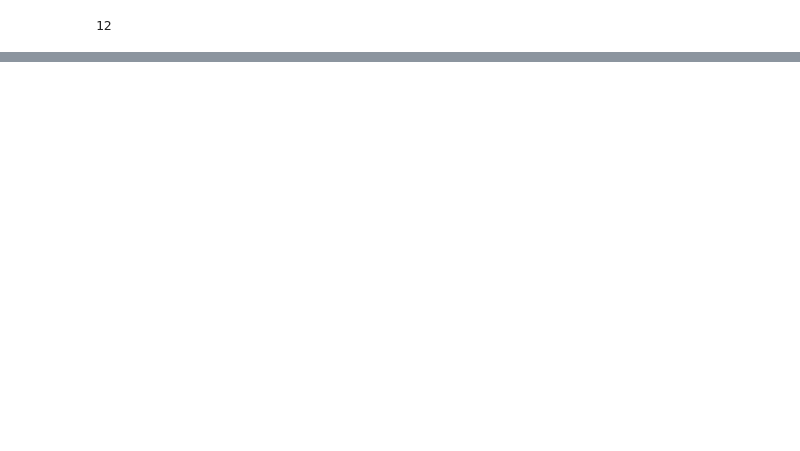
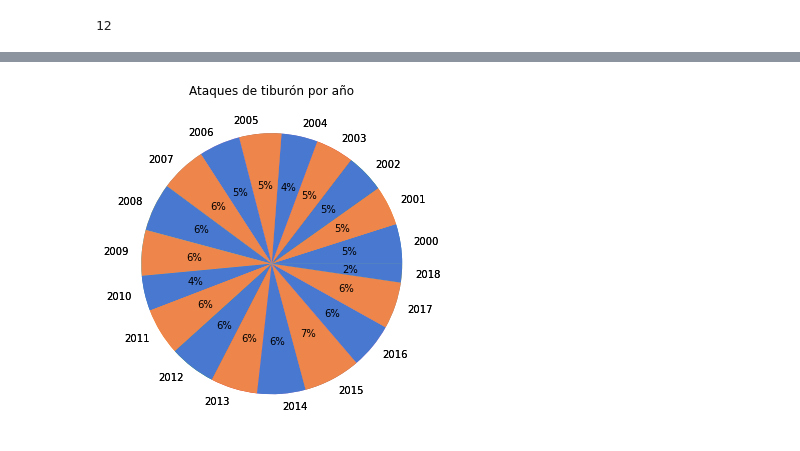
Before and after one commit to aherreraitie/Proyecto-Semana-2-Pandas-Data-Cleaning-, a Jupyter notebook: Proyecto_semana2.ipynb, the cells around one changed output, grey strips where cells are left out. Drawn from its saved outputs; the diff is of its cells as text; code cells hidden in the pictures; blank space fills up the shorter version.

```diff
--- a/Proyecto_semana2.ipynb
+++ b/Proyecto_semana2.ipynb
@@ -254,0 +408,32 @@ AttributeError: 'list' object has no attribute 'replace'
+# %%
+#grafico de los ataques por año
+y_2000= 74* 100 / (1515+74)
+y_2001= 74* 100 / (1515+74)
+y_2002 = 72* 100 / (1515+72)
+y_2003 = 71* 100 / (1515+71)
+y_2004 = 67* 100 / (1515+67)
+y_2005 = 79* 100 / (1515+79)
+y_2006 = 77* 100 / (1515+77)
+y_2007 = 87* 100 / (1515+87)
+y_2008 = 91* 100 / (1515+91)
+y_2009 = 86* 100 / (1515+86)
+y_2010 = 65* 100 / (1515+65)
+y_2011 = 89* 100 / (1515+89)
+y_2012 = 87* 100 / (1515+87)
+y_2013 = 88* 100 / (1515+88)
+y_2014 = 91* 100 / (1515+91)
+y_2015 = 109* 100 / (1515+109)
+y_2016 = 86* 100 / (1515+96)
+y_2017 = 88* 100 / (1515+88)
+y_2018 = 34* 100 / (1515+34)
+
+shares_year = [y_2000, y_2001, y_2002, y_2003, y_2004, y_2005, y_2006, y_2007, y_2008, y_2009, y_2010, y_2011, y_2012, y_2013, y_2014, y_2015, y_2016, y_2017, y_2018]
+labels_year=['2000', '2001', '2002', '2003', '2004', '2005', '2006', '2007', '2008', '2009', '2010', '2011', '2012', '2013', '2014', '2015', '2016', '2017', '2018']
+fig2 = plt.figure(figsize = (6, 6))
+plt.pie(shares_year,labels=labels_year)
+plt.title('Ataques de tiburón por año')
+colors = seaborn.color_palette('muted')[0:len(labels)]
+plt.pie(shares_year, labels = labels_year, colors = colors, autopct='%.0f%%')
+plt.show()
+# %% [output]
+[figure, added]
```
Also changed, not shown: parts of 39 cells of this notebook.
